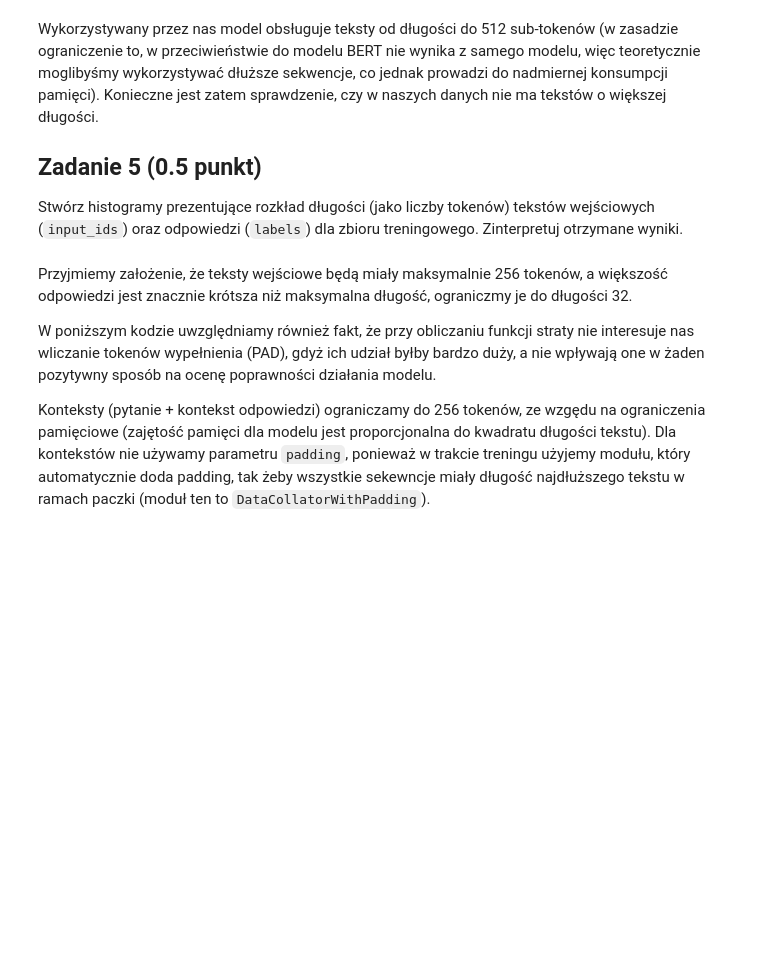
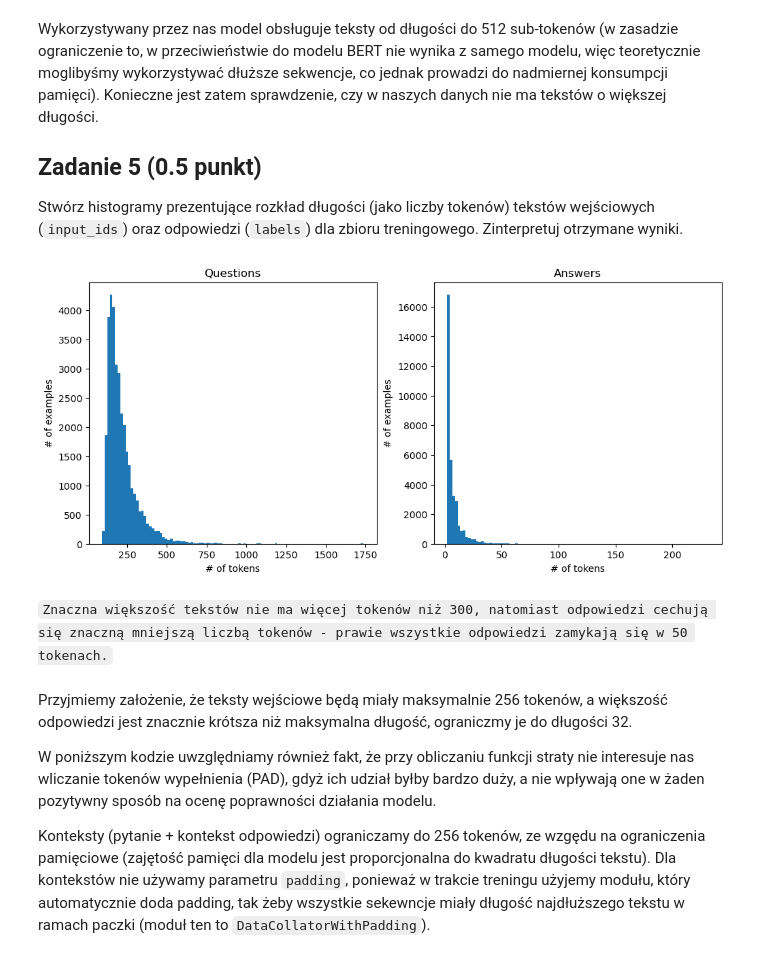
Before and after one commit to DroppedHard/sztuczna-inteligencja, a Jupyter notebook: lab5/lab_5.ipynb, the cells around one changed output. Drawn from its saved outputs; the diff is of its cells as text; code cells hidden in the pictures; blank space fills up the shorter version.

```diff
--- a/lab5/lab_5.ipynb
+++ b/lab5/lab_5.ipynb
@@ -483,0 +823,24 @@ from datasets import Dataset, DatasetDict
+# %%
+import random
+from datasets import Dataset, DatasetDict
+
+# your_code
+info = [[], []]
+for idx, dataset in enumerate([train_data, dev_data]):
+    for data in dataset:
+        ctx = data["paragraphs"][0]["context"]
+        for question_answers in data["paragraphs"][0]["qas"]:
+            if not question_answers["is_impossible"]:
+                question = question_answers["question"]
+                if "answers" in question_answers:
+                    info[idx].append(
+                        {
+                            "text": f"Pytanie: {question} Kontekst: {ctx}",
+                            "label":question_answers["answers"][0]["generative_answer"],
+                        }
+                    )
+
+train_info, dev_info = info
+print(f"Zliczenie z train/dev: {len(train_info)}/{len(dev_info)}")
+print(train_info[0:1])
+print(dev_info[0:1])
@@ -484,3 +851,8 @@ from datasets import Dataset, DatasetDict
+# %%
+train_dataset = Dataset.from_list(train_info)
+dev_dataset = Dataset.from_list(dev_info)
+datasets = DatasetDict({"train": train_dataset, "dev": dev_dataset})
+datasets.save_to_disk(path + "/answers")
 # %% [markdown]
 Zanim przejdziemy do dalszej części, sprawdźmy, czy dane zostały poprawnie utworzone. Zweryfikujmy przede wszystkim, czy klucze `text` oraz `label` zawieraja odpowiednie wartości:
 # %%
@@ -502,7 +879,7 @@ plt5_tokenizer = AutoTokenizer.from_pretrained("allegro/plt5-base")
 
 def preprocess_function(examples):
     model_inputs = plt5_tokenizer(examples["text"])
-    labels = plt5_tokenizer(text_target=examples["labels"])
+    labels = plt5_tokenizer(text_target=examples["label"])
     model_inputs["labels"] = labels["input_ids"]
     return model_inputs
 
@@ -531,6 +916,22 @@ import matplotlib.pyplot as plt
 import numpy as np
 
 # your_code
+q_len = np.array(list(map(lambda x: len(x["input_ids"]), tokenized_datasets["train"])))
+ans_len = np.array(list(map(lambda x: len(x["labels"]), tokenized_datasets["train"])))
+# %%
+fig, axes = plt.subplots(1, 2, figsize=(12, 5))
+
+for ax, length, title in zip(axes, [q_len, ans_len], ["Questions", "Answers"]):
+    ax.hist(length, bins=100)
+    ax.set_xlabel("# of tokens")
+    ax.set_ylabel("# of examples")
+    ax.set_title(title)
+
+plt.show()
+# %% [output]
+[figure, added]
+# %% [markdown]
+`Znaczna większość tekstów nie ma więcej tokenów niż 300, natomiast odpowiedzi cechują się znaczną mniejszą liczbą tokenów - prawie wszystkie odpowiedzi zamykają się w 50 tokenach.`
 # %% [markdown]
 Przyjmiemy założenie, że teksty wejściowe będą miały maksymalnie 256 tokenów, a większość odpowiedzi jest znacznie krótsza niż maksymalna długość, ograniczmy je do długości 32.
 
```
Also changed, not shown: parts of 54 cells of this notebook.
